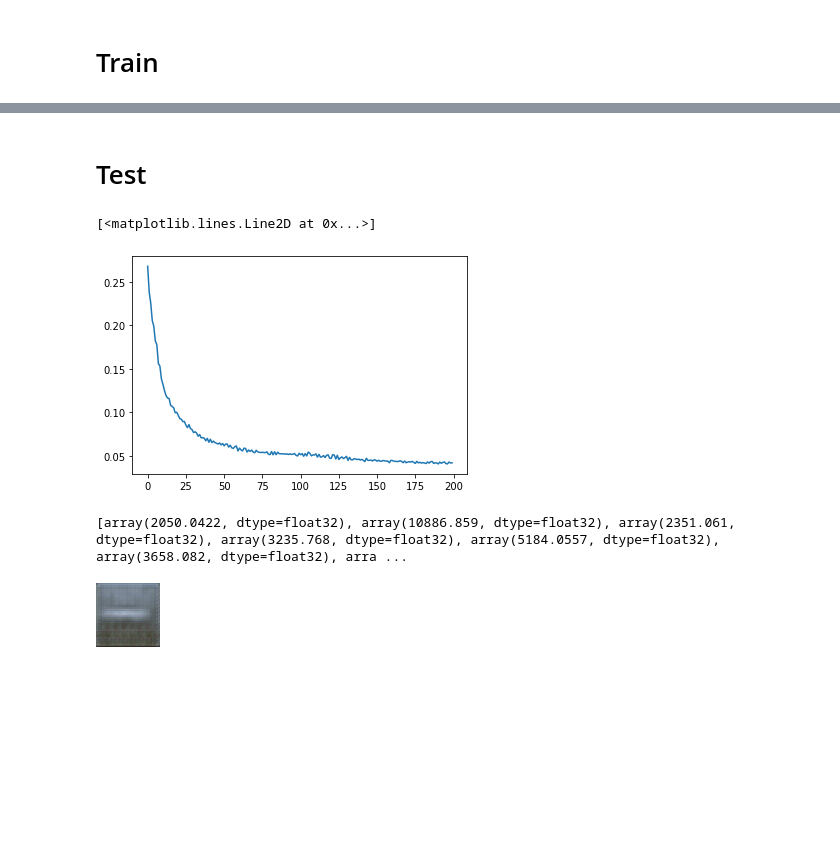
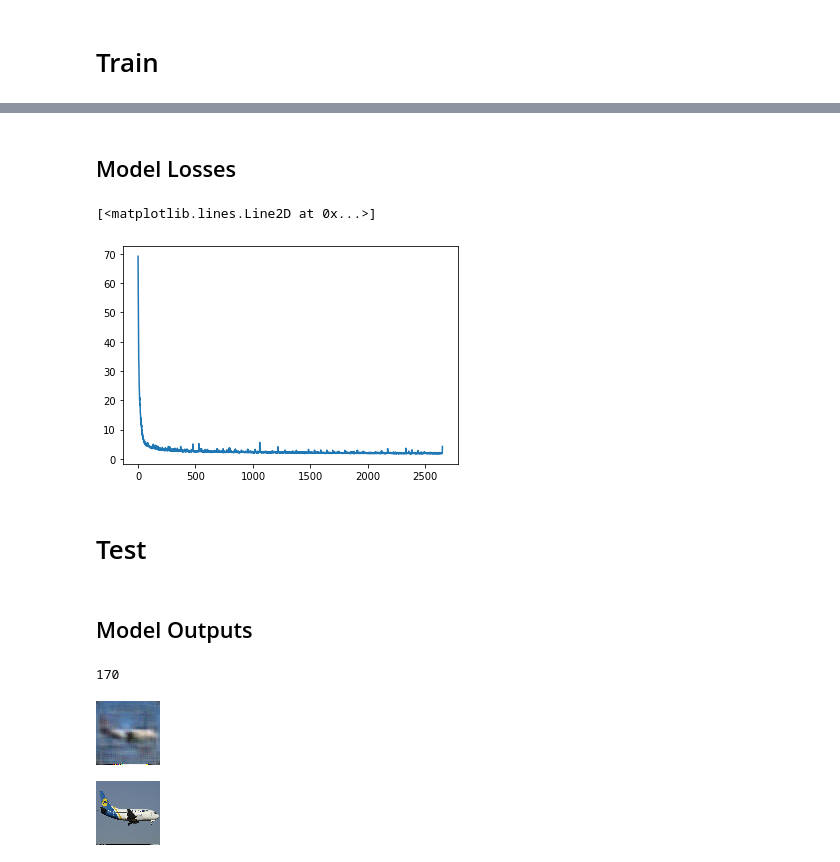
Before and after one commit to bradley-ray/implementing-deep-learn-papers, a Jupyter notebook: variational_autoencoder.ipynb, the cells around one changed output, grey strips where cells are left out. Drawn from its saved outputs; the diff is of its cells as text; code cells hidden in the pictures; blank space fills up the shorter version.

```diff
--- a/variational_autoencoder.ipynb
+++ b/variational_autoencoder.ipynb
@@ -155,18 +161,23 @@ vae = VAE(3).to('cuda')
 # %%
-def train_model(model: nn.Module, train_loader: DataLoader, bs: int = 64, epochs: int = 10):
+def train_model(model: nn.Module, train_loader: DataLoader, bs: int = 64, epochs: int = 10, device: str = 'cpu'):
     model.train()
-    opt = optim.Adam(vae.parameters(), lr=0.01)
+    # TODO: Read Adam paper
+    opt = optim.Adam(vae.parameters(), betas=(0.5, 0.99), lr=0.0003)
     for i in tqdm(range(epochs)):
         for batch, (X, _) in enumerate(train_loader):
             # train
             opt.zero_grad()
 
-            X = X.to('cuda')
-
+            X = X.to(device)
             out, mean, log_var = model(X)
 
+            # TODO: investigate why vanishing loss
+            # TODO: read b-vae paper
+            # scale = i / 50
             kl = kl_loss(mean, log_var)
-            mse = nn.MSELoss()(out, X)
+            # mse = nn.MSELoss()(out, X)
+            # scaling the mean error seems to improve results a lot
+            mse = 100*nn.MSELoss()(out, X)
             loss = kl + mse
             loss.backward()
 
@@ -175,6 +186,6 @@ def train_model(model: nn.Module, train_loader: DataLoader, bs: int = 64, epochs
 
             opt.step()
 # %%
-train_model(vae, train_loader, epochs=100)
+train_model(vae, train_loader, epochs=50, device=device)
 # %%
 torch.save(vae.state_dict(), './model.pth')
@@ -181,37 +196,53 @@ torch.save(vae.state_dict(), './model.pth')
+# %% [markdown]
+## Model Losses
+# %%
+losses = list(map(lambda x: x.cpu().detach().numpy(), kl_losses))
+plt.plot(losses)
+# %% [output]
+[<matplotlib.lines.Line2D at 0x...>]
+[figure, added]
 # %% [markdown]
 # Test
-# %%
-losses = list(map(lambda x: x.cpu().detach().numpy(), mse_losses))
-plt.plot(losses)
-# %% [output]
-[<matplotlib.lines.Line2D at 0x...>]
-[figure, removed]
-# %%
-print(losses)
-# %% [output]
-[array(2050.0422, dtype=float32), array(10886.859, dtype=float32), array(2351.061, dtype=float32), array(3235.768, dtype=float32), array(5184.0557, dtype=float32), array(3658.082, dtype=float32), arra ...
+# %% [markdown]
+## Model Outputs
 # %%
 from PIL import Image
+from random import randint
 
-def to_image(inp):
-    t = transforms.ToPILImage()
-    return t(inp.view(3, 64, 64))
+def to_image(inp, channels=3, size=(64,64), resize=True):
+    ts = [transforms.ToPILImage(), transforms.Resize((256, 256))]
 
+    t = transforms.ToPILImage() if not resize else transforms.Compose(ts)
+    return t(inp.view(channels, size[0], size[1]))
 
-img_num = 200
 
 '''
 NOTE TO SELF:
 
 * Make sure are using trained model for testing so you don't waste 5 hrs of your
   life again wondering why model is spitting out random noise and realize you're
   an idiot
 '''
 
+# data info
+data = test
+img_num = randint(0, len(data))
+reference = data[img_num][0]
+channels = reference.shape[0]
+size = (reference.shape[1],reference.shape[2])
+
+print(img_num)
+
+# decoded image
 vae.eval()
-out, mu, log_sigma = vae(train_[img_num][0].view(1, 3, 64, 64).to('cuda'))
+out, mu, log_sigma = vae(reference.view(1, channels, size[0], size[1]).to('cuda'))
+img = to_image(out, size=size, resize=False)
+display(img)
 
-img = to_image(out)
-img
+# true image
+img = to_image(reference, size=size, resize=False)
+display(img)
 # %% [output]
+170
-[figure, old version]
+[figure, new version]
+[figure, added]
```
Also changed, not shown: parts of 10 cells of this notebook.
